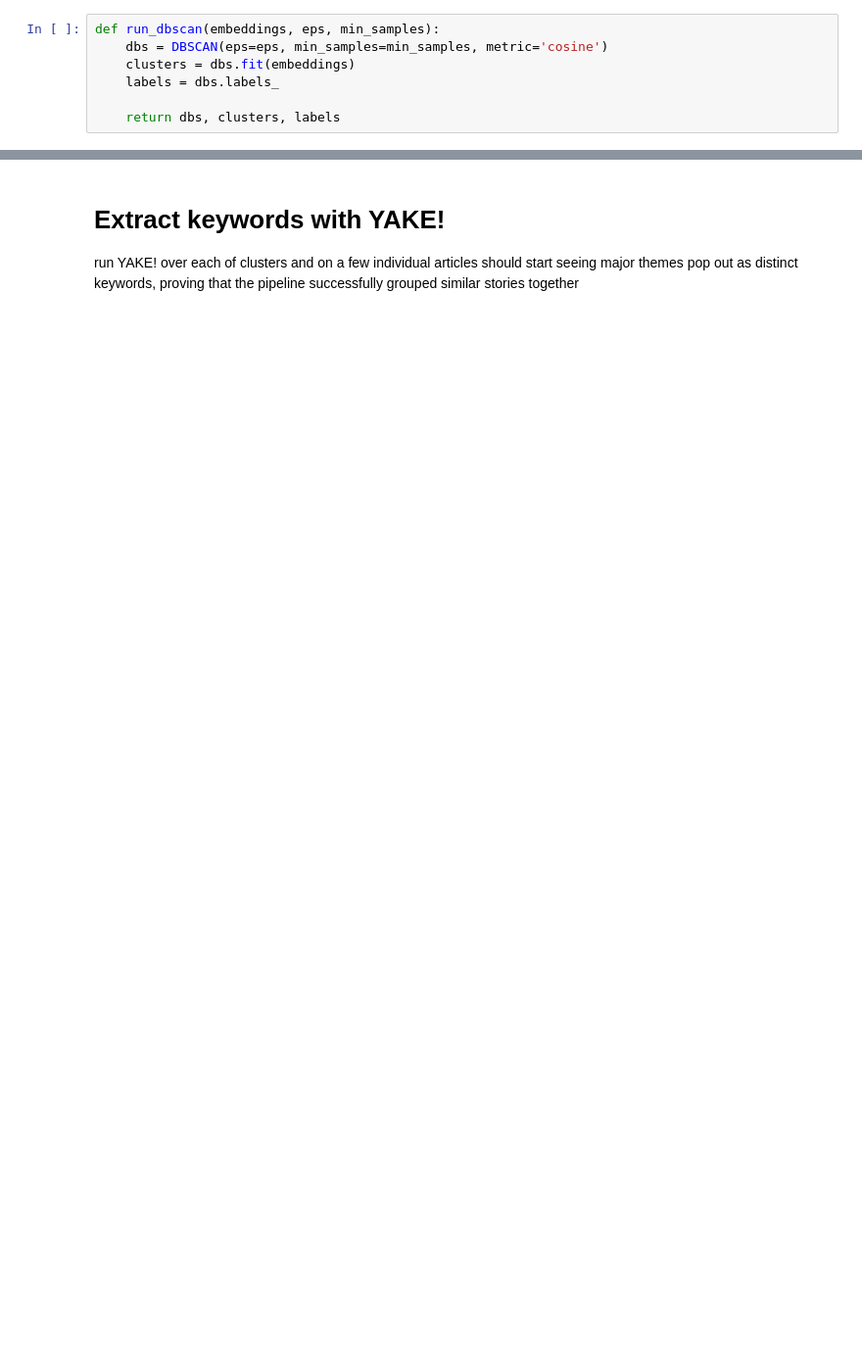
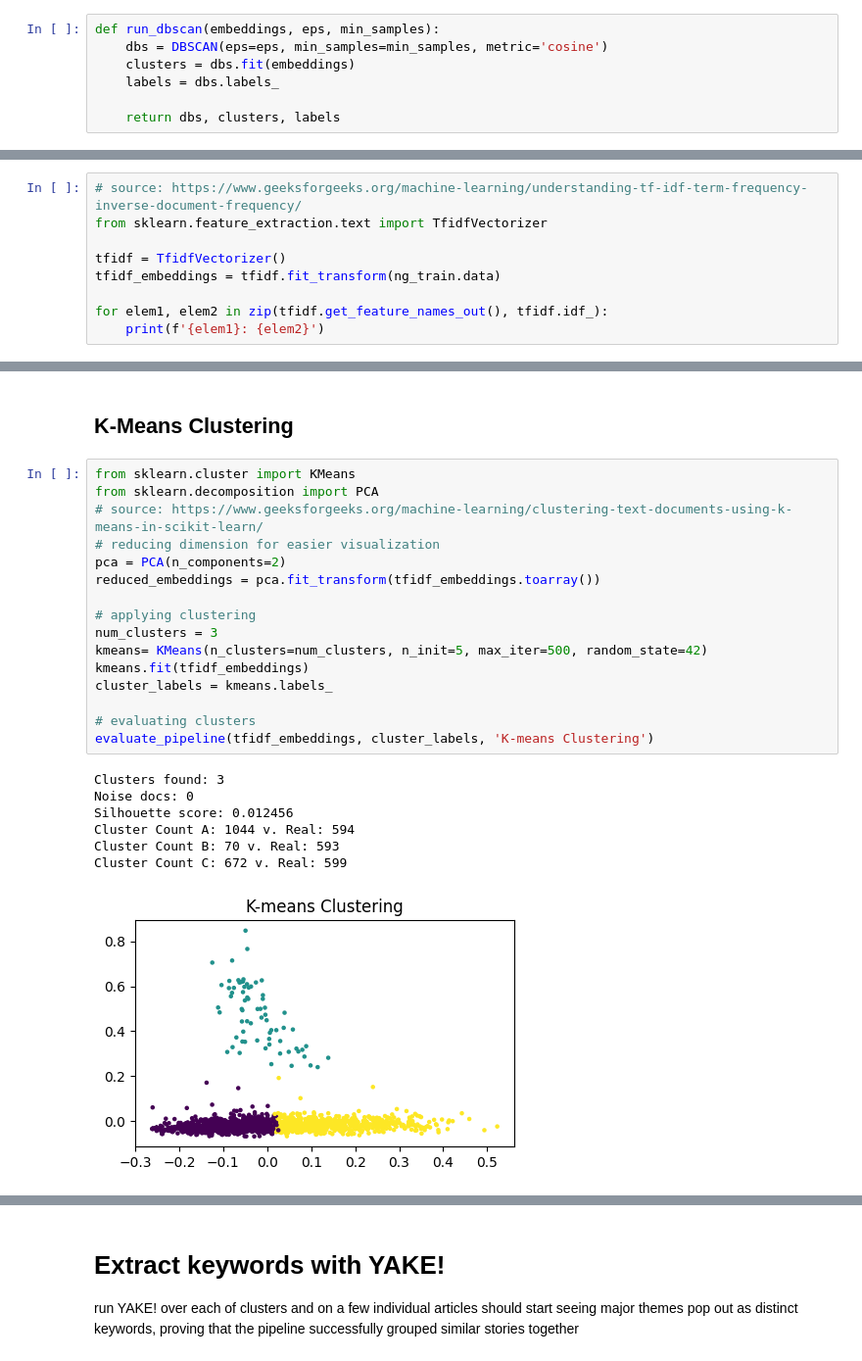
Before and after one commit to devinpdemarco/who_said_what, a Jupyter notebook: ML/notebooks/experimentation.ipynb, the cells around one changed output, grey strips where cells are left out. Shown at 98% size. Drawn from its saved outputs; the diff is of its cells as text; blank space fills up the shorter version.

```diff
--- a/ML/notebooks/experimentation.ipynb
+++ b/ML/notebooks/experimentation.ipynb
@@ -288,0 +393,9 @@ for d in (0.0, 0.1, 0.25, 0.5, 0.75, 0.99):
+# %%
+# source: https://www.geeksforgeeks.org/machine-learning/understanding-tf-idf-term-frequency-inverse-document-frequency/
+from sklearn.feature_extraction.text import TfidfVectorizer
+
+tfidf = TfidfVectorizer()
+tfidf_embeddings = tfidf.fit_transform(ng_train.data)
+
+for elem1, elem2 in zip(tfidf.get_feature_names_out(), tfidf.idf_):
+    print(f'{elem1}: {elem2}')
@@ -288,0 +420,26 @@ for d in (0.0, 0.1, 0.25, 0.5, 0.75, 0.99):
+# %% [markdown]
+## K-Means Clustering
+# %%
+from sklearn.cluster import KMeans
+from sklearn.decomposition import PCA
+# source: https://www.geeksforgeeks.org/machine-learning/clustering-text-documents-using-k-means-in-scikit-learn/
+# reducing dimension for easier visualization
+pca = PCA(n_components=2)
+reduced_embeddings = pca.fit_transform(tfidf_embeddings.toarray())
+
+# applying clustering
+num_clusters = 3
+kmeans= KMeans(n_clusters=num_clusters, n_init=5, max_iter=500, random_state=42)
+kmeans.fit(tfidf_embeddings)
+cluster_labels = kmeans.labels_
+
+# evaluating clusters
+evaluate_pipeline(tfidf_embeddings, cluster_labels, 'K-means Clustering')
+# %% [output]
+Clusters found: 3
+Noise docs: 0
+Silhouette score: 0.012456
+Cluster Count A: 1044 v. Real: 594
+Cluster Count B: 70 v. Real: 593
+Cluster Count C: 672 v. Real: 599
+[figure, added]
```
Also changed, not shown: parts of 50 cells of this notebook, 12 other files.
